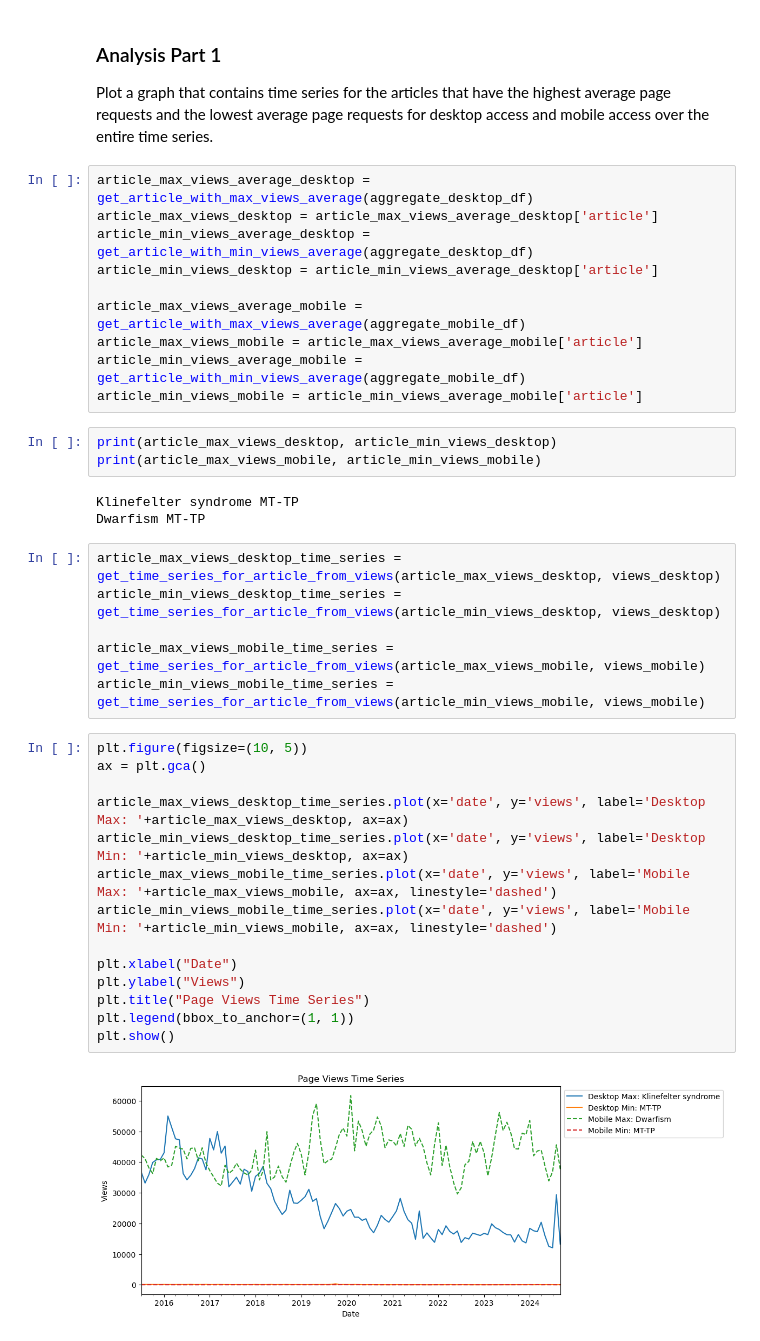
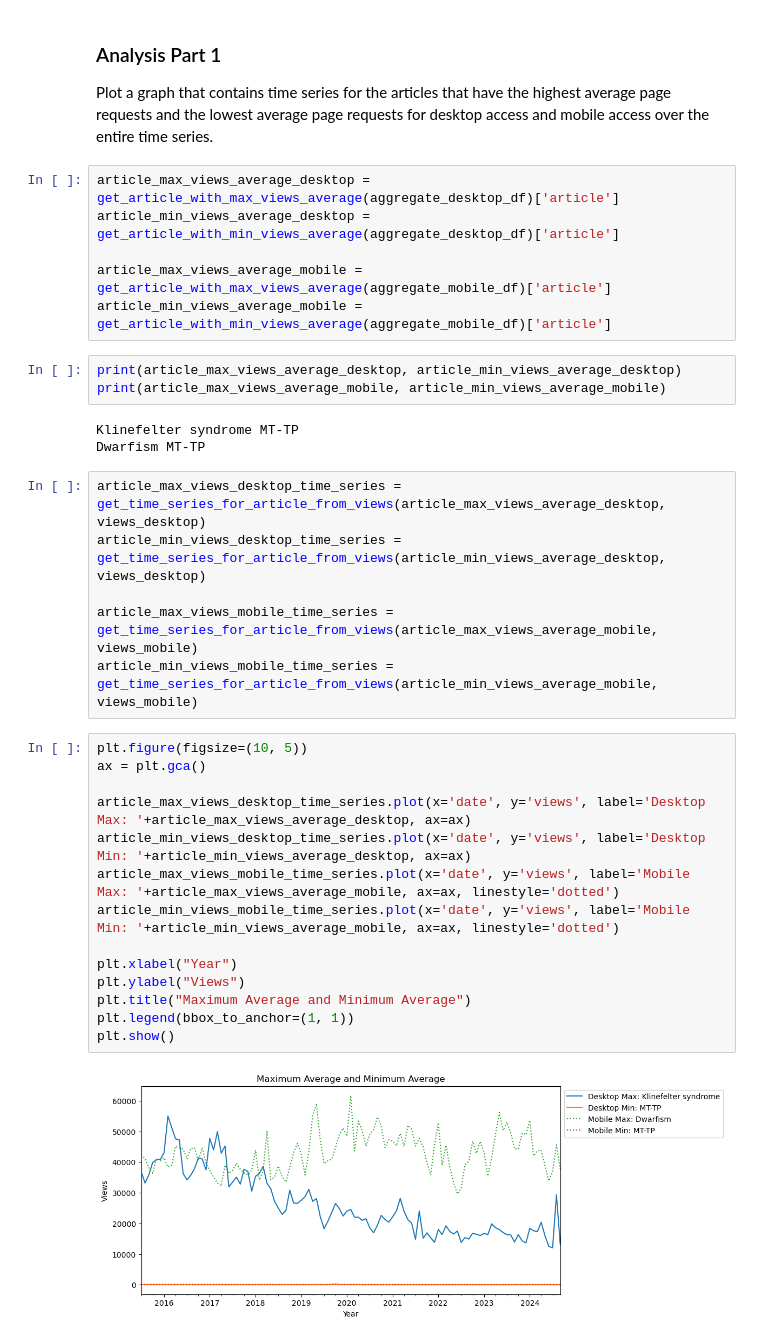
Before and after one commit to himanshunaidu/data512, a Jupyter notebook: week1/wp_rare_disease_article_views.ipynb, the cells around one changed output. Drawn from its saved outputs; the diff is of its cells as text.

```diff
--- a/week1/wp_rare_disease_article_views.ipynb
+++ b/week1/wp_rare_disease_article_views.ipynb
@@ -369,40 +369,36 @@ aggregate_desktop_df.head(1)
 
 Plot a graph that contains time series for the articles that have the highest average page requests and the lowest average page requests for desktop access and mobile access over the entire time series.
 # %%
-article_max_views_average_desktop = get_article_with_max_views_average(aggregate_desktop_df)
-article_max_views_desktop = article_max_views_average_desktop['article']
-article_min_views_average_desktop = get_article_with_min_views_average(aggregate_desktop_df)
-article_min_views_desktop = article_min_views_average_desktop['article']
+article_max_views_average_desktop = get_article_with_max_views_average(aggregate_desktop_df)['article']
+article_min_views_average_desktop = get_article_with_min_views_average(aggregate_desktop_df)['article']
 
-article_max_views_average_mobile = get_article_with_max_views_average(aggregate_mobile_df)
-article_max_views_mobile = article_max_views_average_mobile['article']
-article_min_views_average_mobile = get_article_with_min_views_average(aggregate_mobile_df)
-article_min_views_mobile = article_min_views_average_mobile['article']
+article_max_views_average_mobile = get_article_with_max_views_average(aggregate_mobile_df)['article']
+article_min_views_average_mobile = get_article_with_min_views_average(aggregate_mobile_df)['article']
-# %%
-print(article_max_views_desktop, article_min_views_desktop)
-print(article_max_views_mobile, article_min_views_mobile)
-# %% [output]
-Klinefelter syndrome MT-TP
-Dwarfism MT-TP
+# %%
+print(article_max_views_average_desktop, article_min_views_average_desktop)
+print(article_max_views_average_mobile, article_min_views_average_mobile)
+# %% [output]
+Klinefelter syndrome MT-TP
+Dwarfism MT-TP
 # %%
-article_max_views_desktop_time_series = get_time_series_for_article_from_views(article_max_views_desktop, views_desktop)
-article_min_views_desktop_time_series = get_time_series_for_article_from_views(article_min_views_desktop, views_desktop)
+article_max_views_desktop_time_series = get_time_series_for_article_from_views(article_max_views_average_desktop, views_desktop)
+article_min_views_desktop_time_series = get_time_series_for_article_from_views(article_min_views_average_desktop, views_desktop)
 
-article_max_views_mobile_time_series = get_time_series_for_article_from_views(article_max_views_mobile, views_mobile)
-article_min_views_mobile_time_series = get_time_series_for_article_from_views(article_min_views_mobile, views_mobile)
+article_max_views_mobile_time_series = get_time_series_for_article_from_views(article_max_views_average_mobile, views_mobile)
+article_min_views_mobile_time_series = get_time_series_for_article_from_views(article_min_views_average_mobile, views_mobile)
 # %%
 plt.figure(figsize=(10, 5))
 ax = plt.gca()
 
-article_max_views_desktop_time_series.plot(x='date', y='views', label='Desktop Max: '+article_max_views_desktop, ax=ax)
-article_min_views_desktop_time_series.plot(x='date', y='views', label='Desktop Min: '+article_min_views_desktop, ax=ax)
-article_max_views_mobile_time_series.plot(x='date', y='views', label='Mobile Max: '+article_max_views_mobile, ax=ax, linestyle='dashed')
-article_min_views_mobile_time_series.plot(x='date', y='views', label='Mobile Min: '+article_min_views_mobile, ax=ax, linestyle='dashed')
+article_max_views_desktop_time_series.plot(x='date', y='views', label='Desktop Max: '+article_max_views_average_desktop, ax=ax)
+article_min_views_desktop_time_series.plot(x='date', y='views', label='Desktop Min: '+article_min_views_average_desktop, ax=ax)
+article_max_views_mobile_time_series.plot(x='date', y='views', label='Mobile Max: '+article_max_views_average_mobile, ax=ax, linestyle='dotted')
+article_min_views_mobile_time_series.plot(x='date', y='views', label='Mobile Min: '+article_min_views_average_mobile, ax=ax, linestyle='dotted')
 
-plt.xlabel("Date")
+plt.xlabel("Year")
 plt.ylabel("Views")
-plt.title("Page Views Time Series")
+plt.title("Maximum Average and Minimum Average")
 plt.legend(bbox_to_anchor=(1, 1))
 plt.show()
 # %% [output]
-[figure, old version]
+[figure, new version]
```
Also changed, not shown: parts of 4 cells of this notebook.
